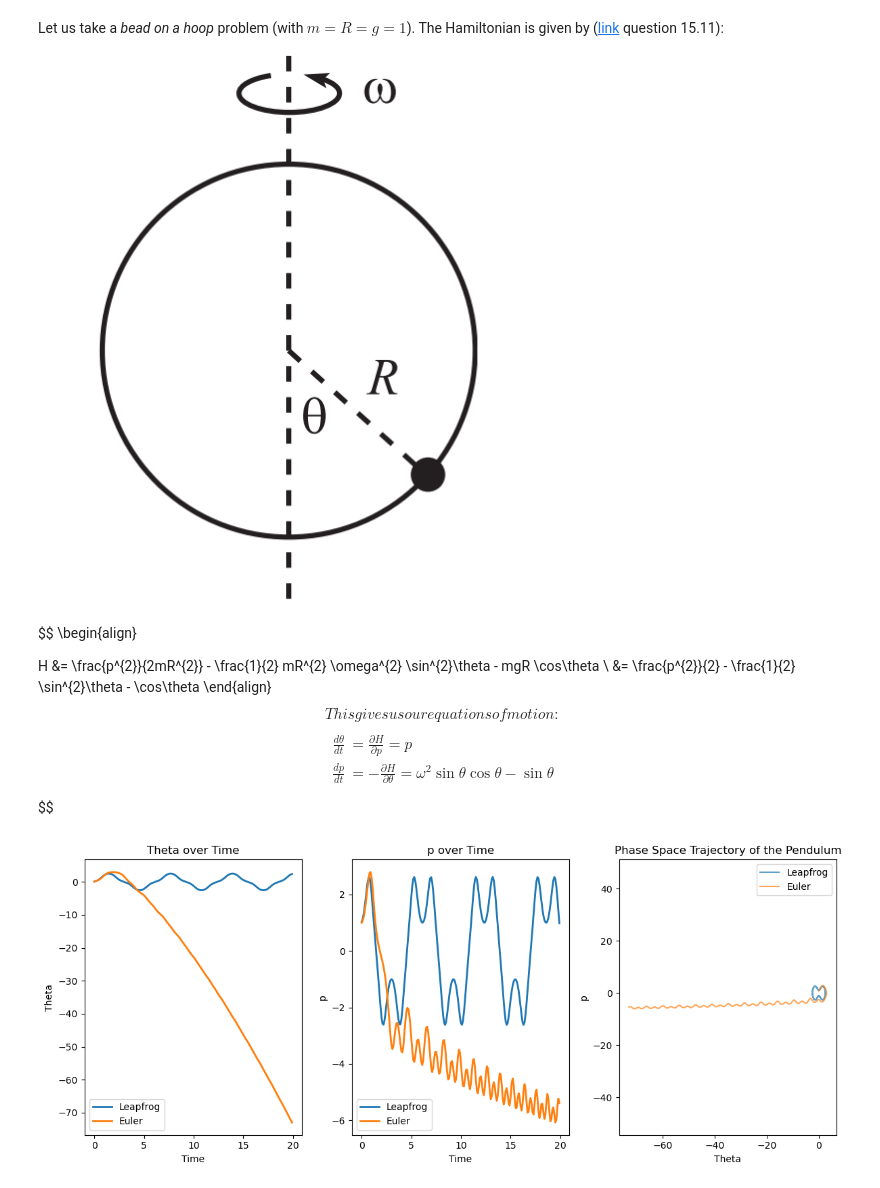
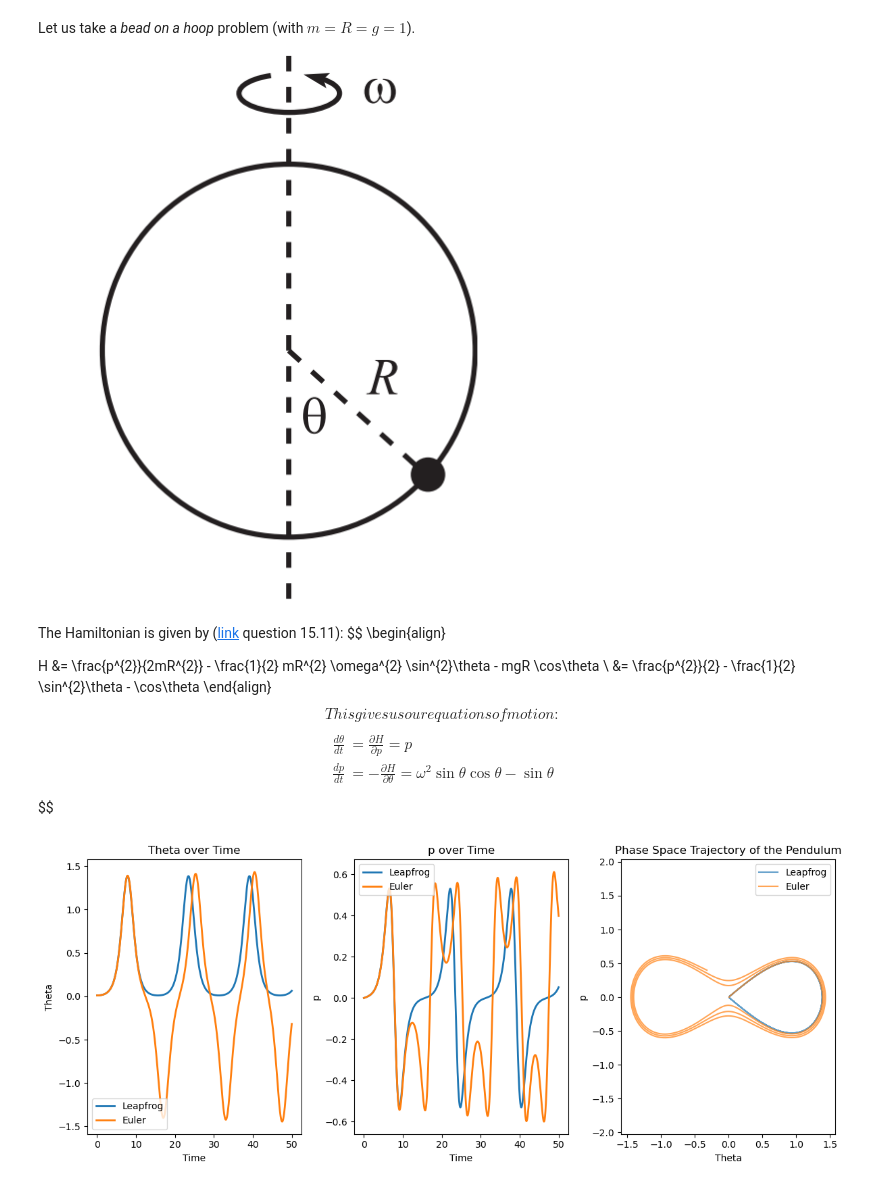
Before and after one commit to kaimarnsmorris/honours_project, a Jupyter notebook: leapfrog_integrator.ipynb, the cells around one changed output. Cells and saved outputs as stored; diff of their text form; code cells hidden in the pictures.

Commit message:
fixed leapfrog and working on MH vs HMC comparison

```diff
--- a/leapfrog_integrator.ipynb
+++ b/leapfrog_integrator.ipynb
@@ -194,10 +64,11 @@ def euler_history(q0, p0, dt, num_steps, q_dot, p_dot):
 # %% [markdown]
-Let us take a *bead on a hoop* problem (with $m=R=g=1$). The Hamiltonian is given by ([link](https://www.ipcms.fr/uploads/2021/06/chap15.pdf) question 15.11):
+Let us take a *bead on a hoop* problem (with $m=R=g=1$).
 
 
 
 ![image.png](attachment:image.png)
 
+The Hamiltonian is given by ([link](https://www.ipcms.fr/uploads/2021/06/chap15.pdf) question 15.11):
 $$
 \begin{align}
 
@@ -216,44 +87,44 @@ $$
 def theta_dot(p):
     return p
 
-def p_dot(theta, omega=2.8):
+def p_dot(theta, omega=1.3):
     return omega**2 * np.sin(theta) * np.cos(theta) - np.sin(theta)
 
-dt = 0.1
-max_steps = 200
+dt = 0.01
+max_steps = 5000
 
-thetas_lf, ps_lf = leapfrog_history(np.array([0.0]), np.array([1.0]), dt, max_steps, theta_dot, p_dot)
-thetas_eu, ps_eu = euler_history(np.array([0.0]), np.array([1.0]), dt, max_steps, theta_dot, p_dot)
+thetas_lf, ps_lf = leapfrog_history(np.array([0.01]), np.array([0.0]), dt, max_steps, theta_dot, p_dot)
+thetas_eu, ps_eu = euler_history(np.array([0.01]), np.array([0.0]), dt, max_steps, theta_dot, p_dot)
 
 # plot theta and p over time
 time = np.arange(max_steps) * dt
 plt.figure(figsize=(12, 5))
 plt.subplot(1, 3, 1)
 
 plt.plot(time, thetas_lf, label='Leapfrog', linewidth=2)
 plt.plot(time, thetas_eu, label='Euler', linewidth=2)
 plt.xlabel('Time')
 plt.ylabel('Theta')
 plt.title('Theta over Time')
 plt.legend()
 
 plt.subplot(1, 3, 2)
 plt.plot(time, ps_lf, label='Leapfrog', linewidth=2)
 plt.plot(time, ps_eu, label='Euler', linewidth=2)
 plt.xlabel('Time')
 plt.ylabel('p')
 plt.title('p over Time')
 plt.legend()
 
 # plot phase space
 plt.subplot(1, 3, 3)
 plt.plot(thetas_lf, ps_lf, label='Leapfrog', alpha=0.7)
 plt.plot(thetas_eu, ps_eu, label='Euler', alpha=0.7)
 plt.xlabel('Theta')
 plt.ylabel('p')
 plt.title('Phase Space Trajectory of the Pendulum')
 plt.axis('equal')
 plt.legend()
 plt.tight_layout()
 # %% [output]
-[figure, old version]
+[figure, new version]
```
Also changed, not shown: parts of 15 cells of this notebook, 3 other files.
